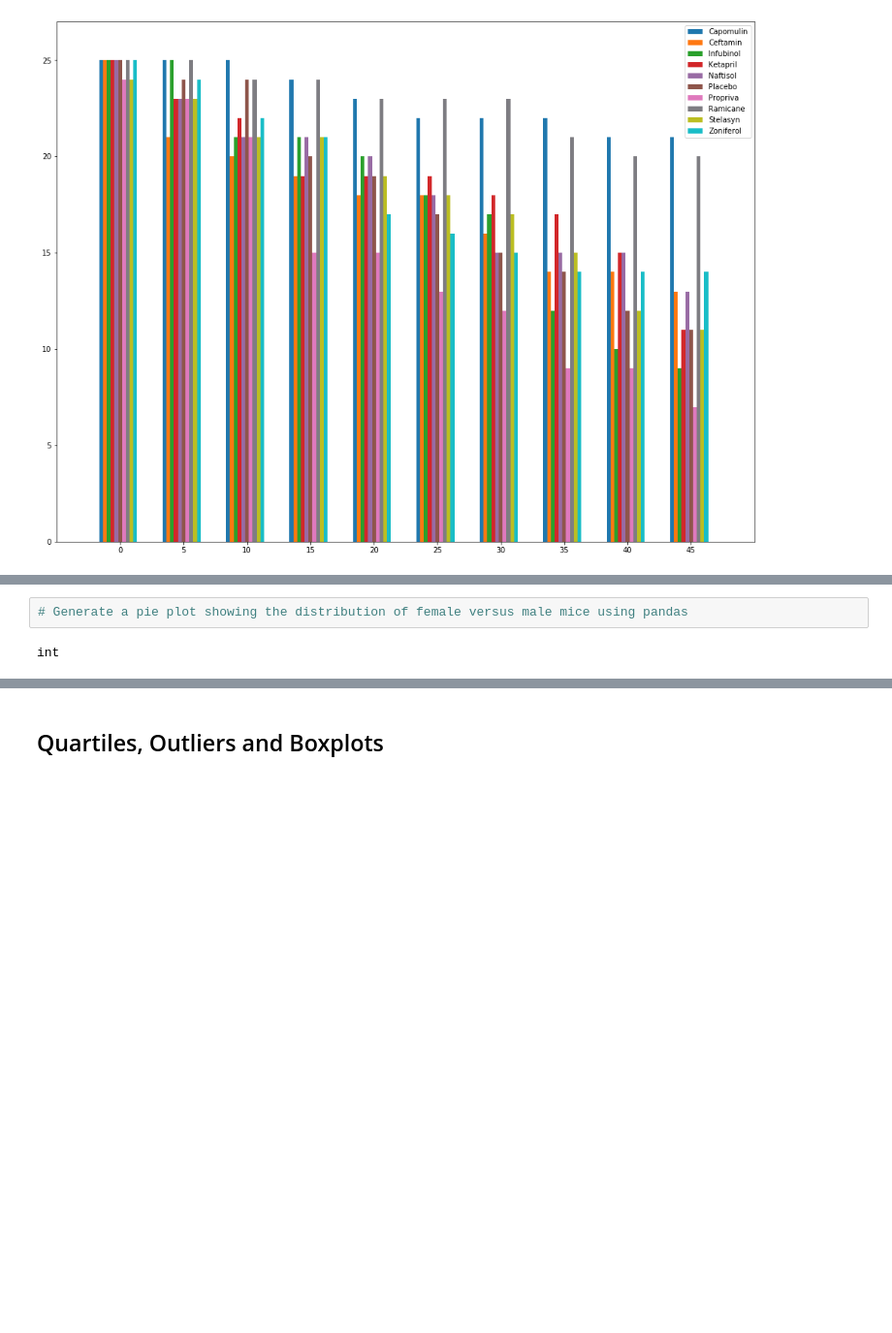
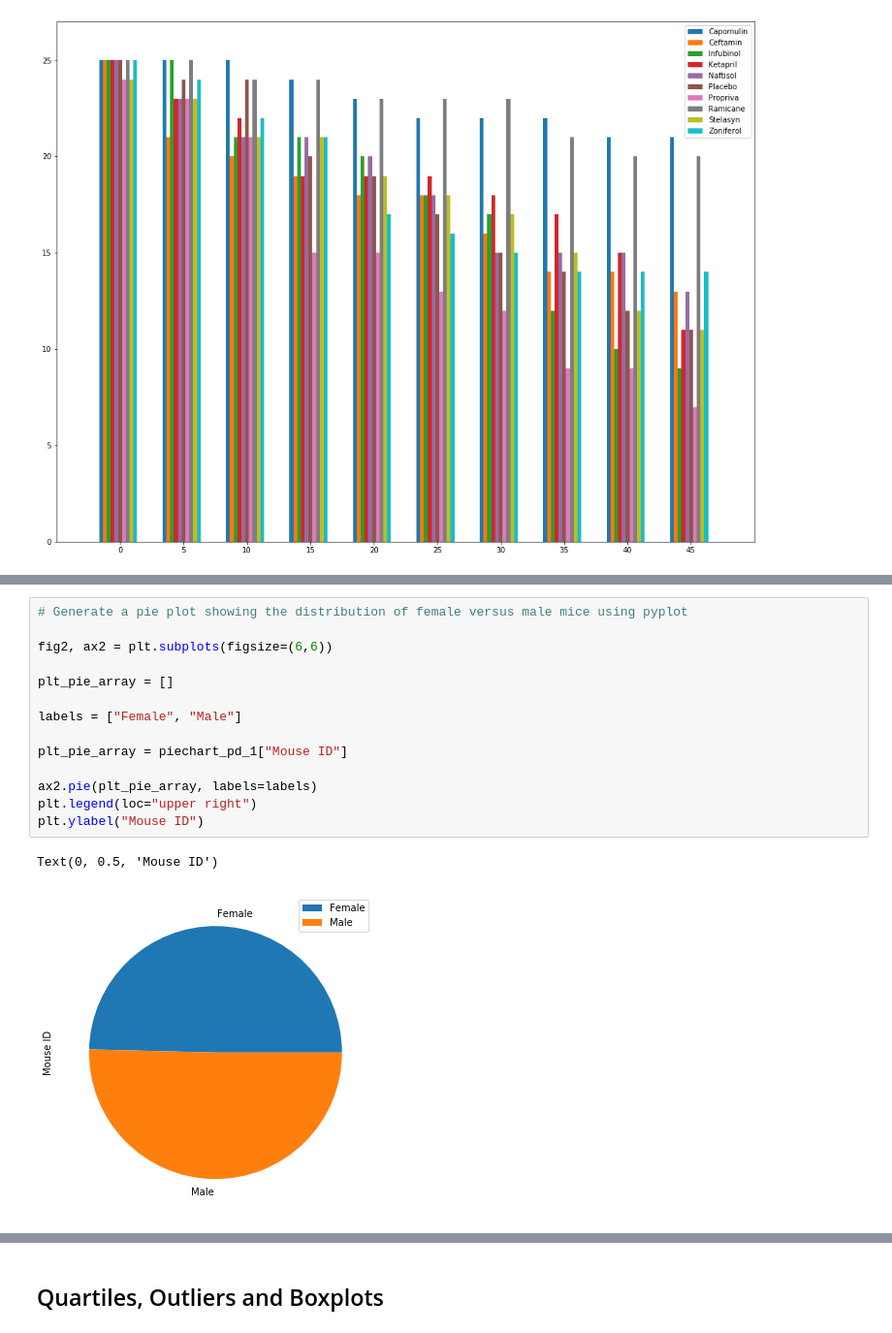
Before and after one commit to KevinNMcpu/matplotlib-challenge, a Jupyter notebook: pymaceuticals.ipynb, the cells around one changed output, grey strips where cells are left out. Shown: that part at 97% size. Drawn from its saved outputs; the diff is of its cells as text; blank space fills up the shorter version.

```diff
--- a/pymaceuticals.ipynb
+++ b/pymaceuticals.ipynb
@@ -280,4 +297,17 @@ plt.legend(loc="upper right")
 # %%
-# Generate a pie plot showing the distribution of female versus male mice using pandas
+# Generate a pie plot showing the distribution of female versus male mice using pyplot
+
+fig2, ax2 = plt.subplots(figsize=(6,6))
+
+plt_pie_array = []
+
+labels = ["Female", "Male"]
+
+plt_pie_array = piechart_pd_1["Mouse ID"]
+
+ax2.pie(plt_pie_array, labels=labels)
+plt.legend(loc="upper right")
+plt.ylabel("Mouse ID")
 # %% [output]
-int
+Text(0, 0.5, 'Mouse ID')
+[figure, added]
```
Also changed, not shown: parts of 6 cells of this notebook.
